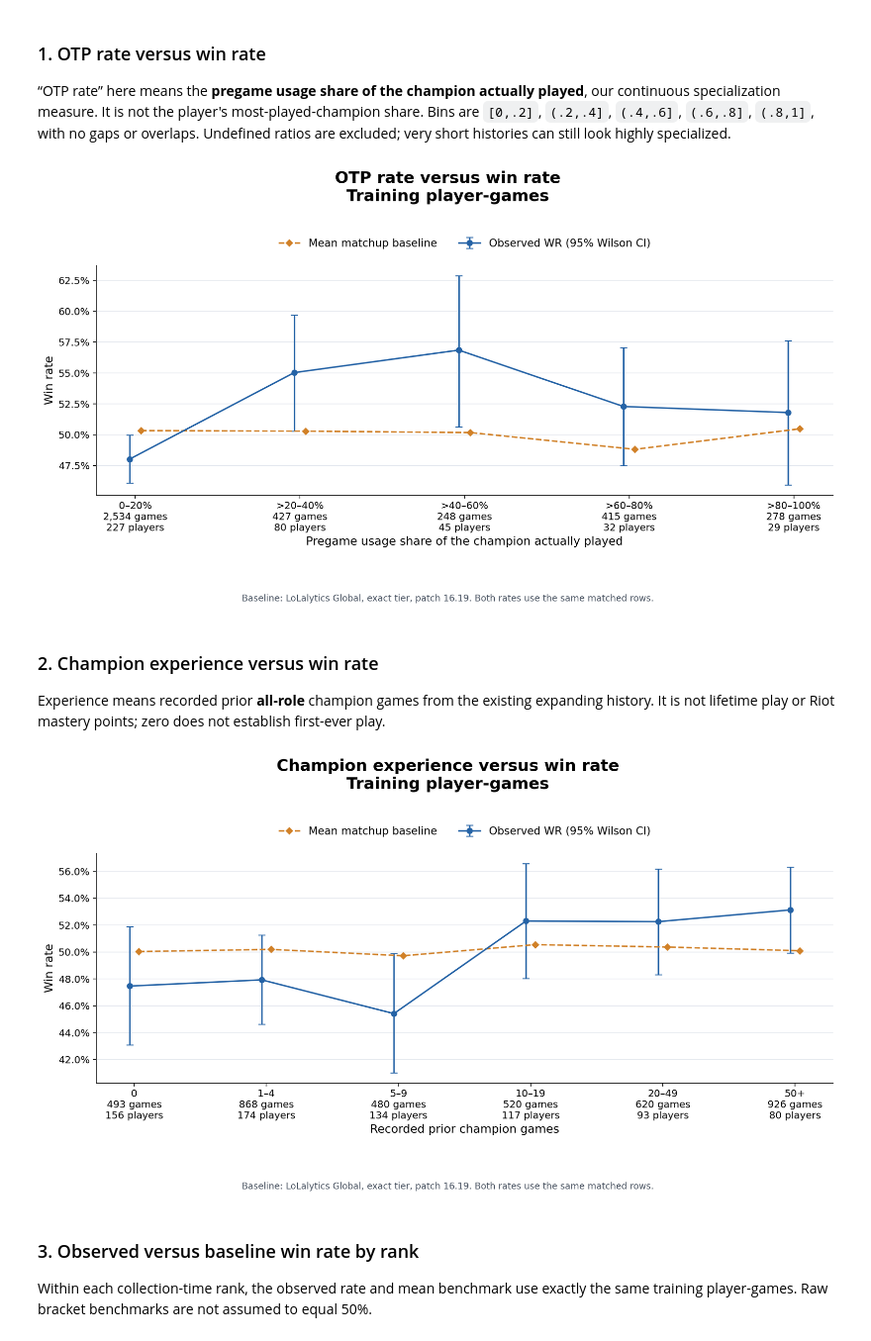
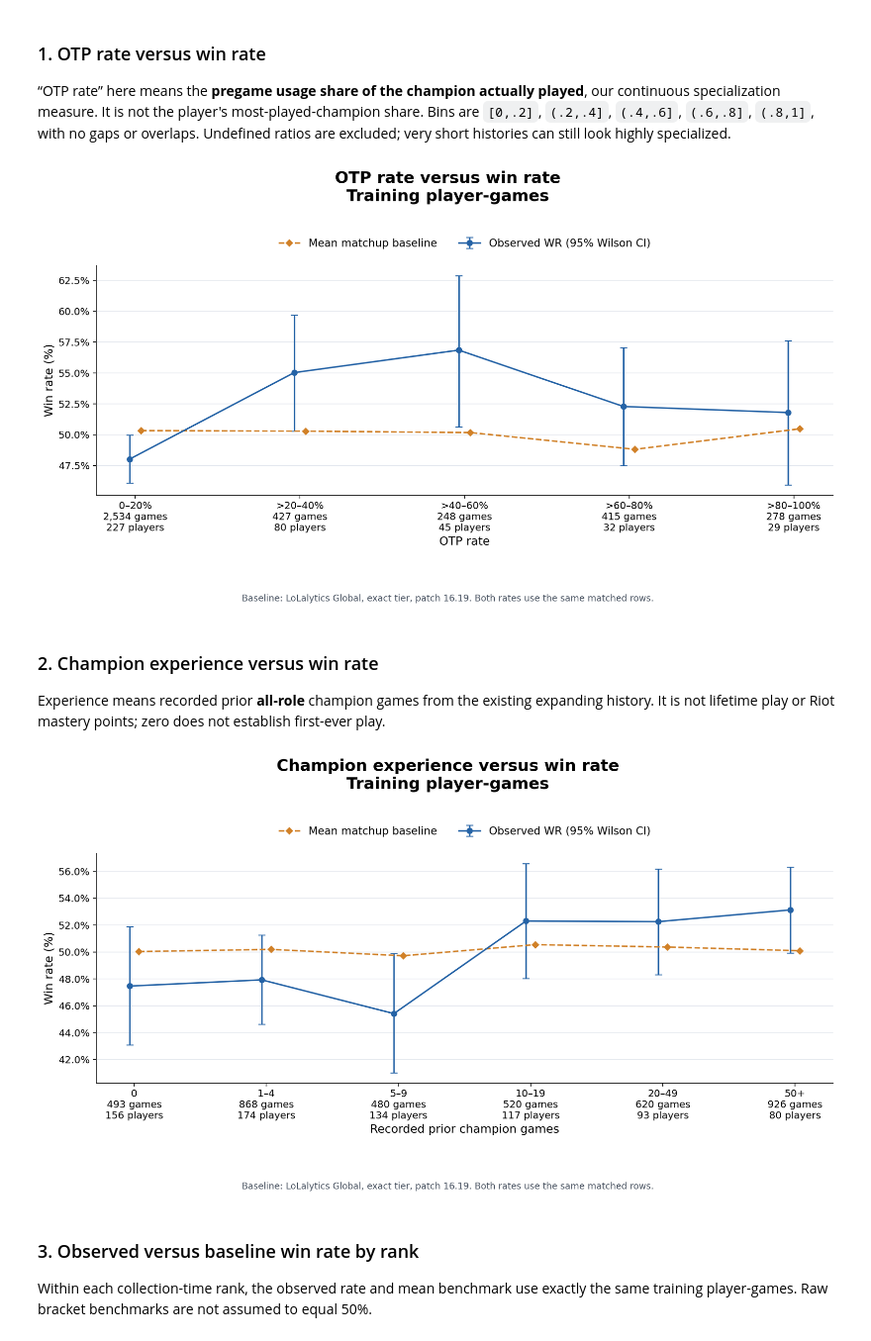
Before and after one commit to minhhohoang/riot-game-prediction, a Jupyter notebook: hlr_model/broad_rank_modeling.ipynb, the cells around one changed output. Shown at 99% size. Cells and saved outputs as stored; diff of their text form; code cells hidden in the pictures.

Commit message:
more plots

```diff
--- a/hlr_model/broad_rank_modeling.ipynb
+++ b/hlr_model/broad_rank_modeling.ipynb
@@ -326,7 +326,8 @@ eda_manifest = json.loads((EDA_ANALYSIS / 'preparation_manifest.json').read_text
 assert hashlib.sha256(eda_file.read_bytes()).hexdigest() == eda_manifest['output_sha256']['prepared_played.parquet']
 eda_columns = ['puuid', 'match_id', 'target_row_id', 'split', 'row_kind', 'win',
     'prior_champion_games', 'prior_total_games', 'prior_champion_usage_share',
-    'n_recorded', 'model_rank', 'mastery_group', 'benchmark_valid_rate',
+    'n_recorded', 'model_rank', 'mastery_group', 'champion_id',
+    'prior_main_champion_id', 'is_main_champion', 'benchmark_valid_rate',
     'benchmark_raw_matchup_winrate_probability']
 eda_train = pd.read_parquet(eda_file, columns=eda_columns, filters=[('split', '==', 'train')])
 assert eda_train.split.eq('train').all() and eda_train.row_kind.eq('played').all()
@@ -369,17 +370,22 @@ def eda_rates(frame, category, levels):
     assert result.loc[~present, ['observed_wr', 'baseline', 'ci_low', 'ci_high']].isna().all().all()
     return result
 
-def eda_rate_plot(summary, title, xlabel, *, separate_unclassified=False):
+def eda_rate_plot(summary, title, xlabel, *, separate_unclassified=False, show_ci=True):
     x = np.arange(len(summary), dtype=float)
     if separate_unclassified:
         x[-1] += .8
     fig, ax = plt.subplots(figsize=(14.5 if separate_unclassified else 13, 7))
     fig.suptitle(title + '\nTraining player-games', fontsize=18, fontweight='bold', y=.98)
-    errors = np.vstack([summary.observed_wr - summary.ci_low,
-                        summary.ci_high - summary.observed_wr])
-    ax.errorbar(x - .035, summary.observed_wr, yerr=np.maximum(errors, 0),
-        fmt='o' if separate_unclassified else 'o-', color='#2563A6',
-        linewidth=1.7, capsize=4, markersize=6, label='Observed WR (95% Wilson CI)')
+    if show_ci:
+        errors = np.vstack([summary.observed_wr - summary.ci_low,
+                            summary.ci_high - summary.observed_wr])
+        ax.errorbar(x - .035, summary.observed_wr, yerr=np.maximum(errors, 0),
+            fmt='o' if separate_unclassified else 'o-', color='#2563A6',
+            linewidth=1.7, capsize=4, markersize=6, label='Observed WR (95% Wilson CI)')
+    else:
+        ax.plot(x - .035, summary.observed_wr, marker='o',
+            linestyle='none' if separate_unclassified else '-', color='#2563A6',
+            linewidth=1.7, markersize=6, label='Observed WR')
     ax.plot(x + .035, summary.baseline, marker='D',
         linestyle='none' if separate_unclassified else '--', color='#D18128',
         linewidth=1.7, markersize=5, label='Mean matchup baseline')
@@ -416,22 +422,25 @@ Undefined usage shares: 5; no additional history cutoff.
 “OTP rate” here means the **pregame usage share of the champion actually played**, our continuous specialization measure. It is not the player's most-played-champion share. Bins are `[0,.2]`, `(.2,.4]`, `(.4,.6]`, `(.6,.8]`, `(.8,1]`, with no gaps or overlaps. Undefined ratios are excluded; very short histories can still look highly specialized.
 # %%
 eda_usage = eda_rates(eda_matched.loc[eda_matched.usage_share.notna()], 'usage_bin', USAGE_LABELS)
-eda_rate_plot(eda_usage, 'OTP rate versus win rate',
-              'Pregame usage share of the champion actually played')
+eda_usage_ci_fig, eda_usage_ci_ax = eda_rate_plot(eda_usage, 'OTP rate versus win rate', 'OTP rate')
+eda_usage_ci_ax.set_ylabel('Win rate (%)')
+eda_usage_ci_limits = (eda_usage_ci_ax.get_xlim(), eda_usage_ci_ax.get_ylim())
 plt.show()
 # %% [output]
-[figure, old version]
+[figure, new version]
 # %% [markdown]
 ### 2. Champion experience versus win rate
 
 Experience means recorded prior **all-role** champion games from the existing expanding history. It is not lifetime play or Riot mastery points; zero does not establish first-ever play.
 # %%
 eda_experience = eda_rates(eda_matched, 'experience_bin', EXPERIENCE_LABELS)
-eda_rate_plot(eda_experience, 'Champion experience versus win rate',
-              'Recorded prior champion games')
+eda_experience_ci_fig, eda_experience_ci_ax = eda_rate_plot(
+    eda_experience, 'Champion experience versus win rate', 'Recorded prior champion games')
+eda_experience_ci_ax.set_ylabel('Win rate (%)')
+eda_experience_ci_limits = (eda_experience_ci_ax.get_xlim(), eda_experience_ci_ax.get_ylim())
 plt.show()
 # %% [output]
-[figure, old version]
+[figure, new version]
 # %% [markdown]
 ### 3. Observed versus baseline win rate by rank
 
```
Also changed, not shown: parts of 11 cells of this notebook.
